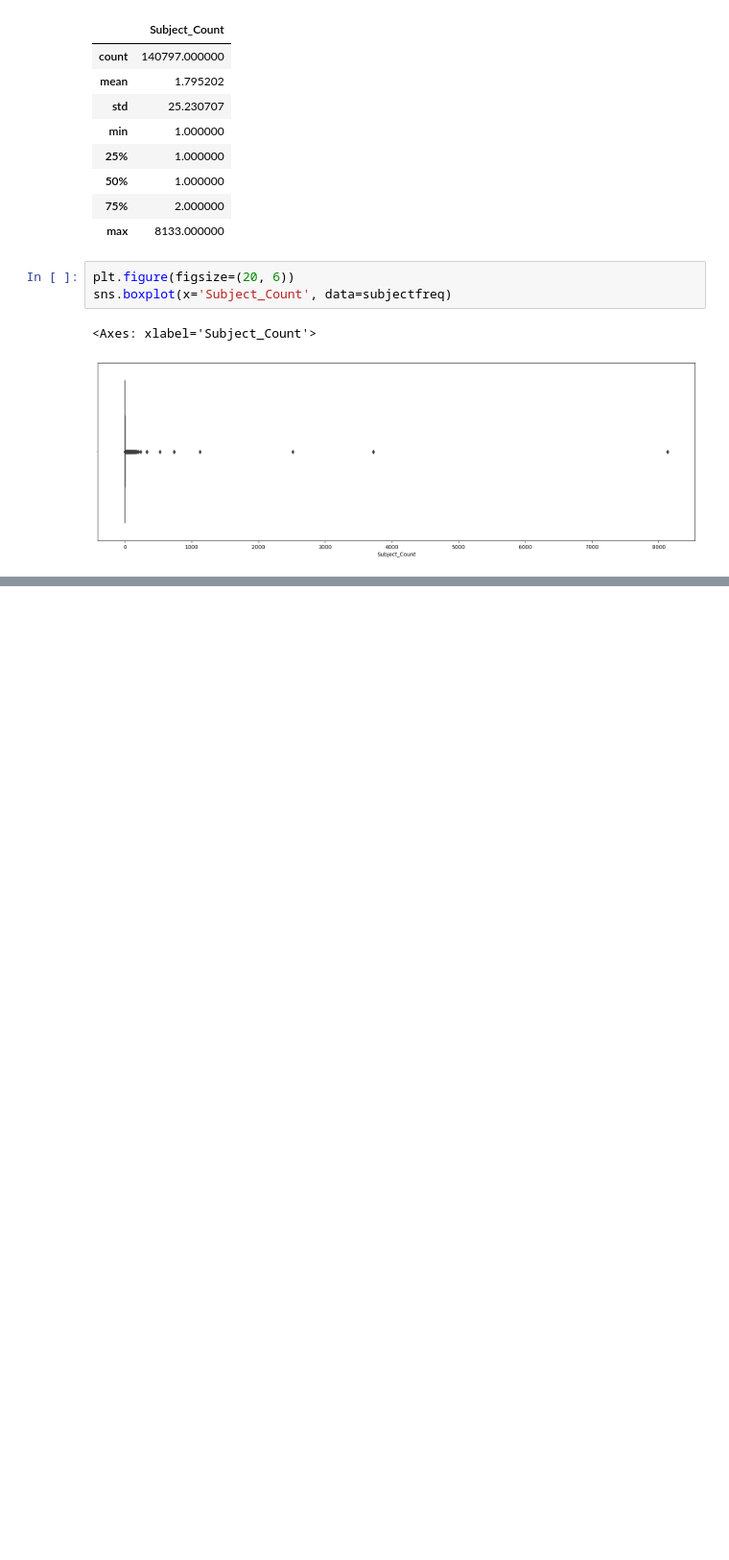
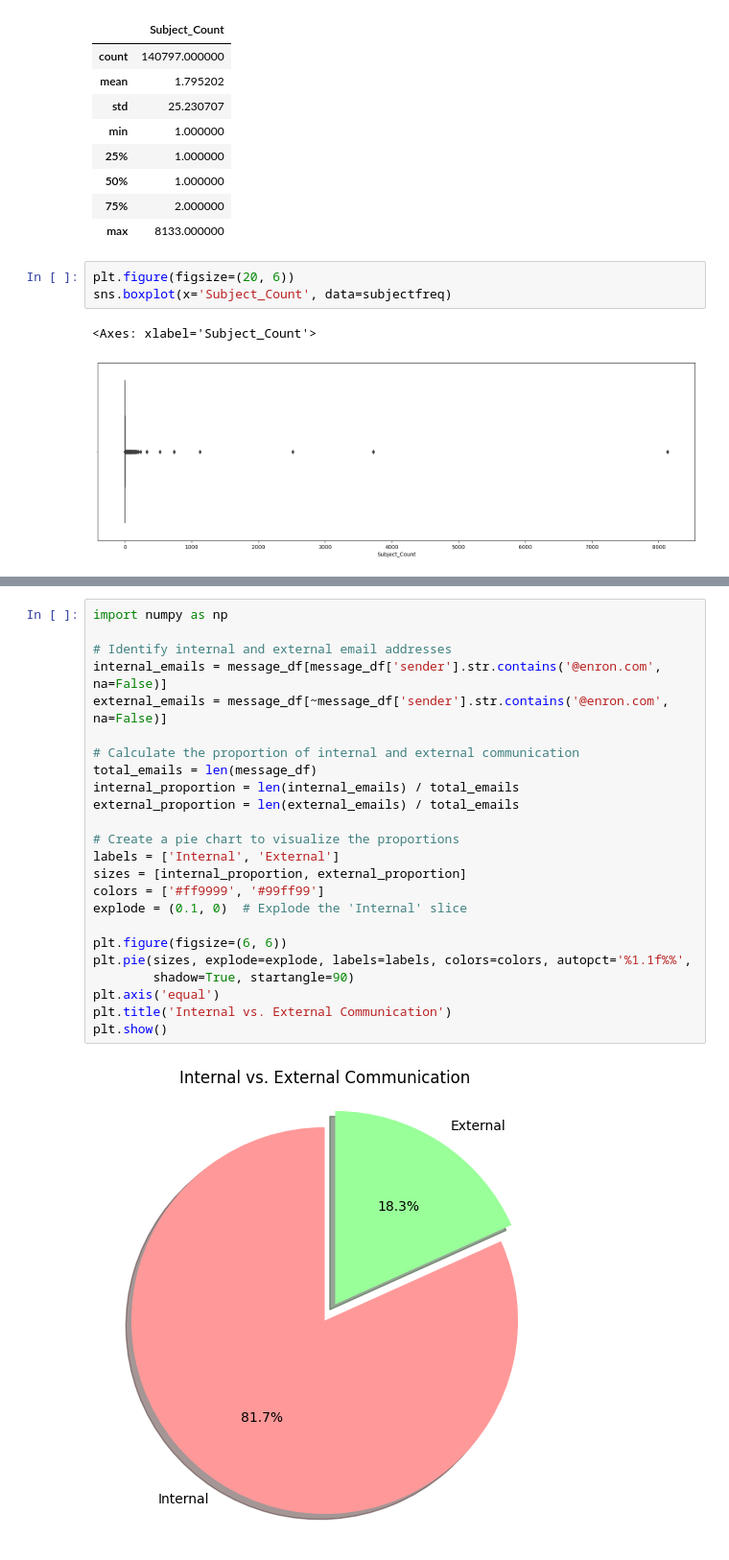
Before and after one commit to Ayush807/IBP_Assignment_2023, a Jupyter notebook: IBP_Assignment.ipynb, the cells around one changed output, grey strips where cells are left out. Shown at 96% size. Saved outputs shown, nothing was run; the diff lists cells and outputs as text; blank space fills up the shorter version.

```diff
--- a/IBP_Assignment.ipynb
+++ b/IBP_Assignment.ipynb
@@ -443,0 +440,26 @@ plt.show()
+# %%
+import numpy as np
+
+# Identify internal and external email addresses
+internal_emails = message_df[message_df['sender'].str.contains('@enron.com', na=False)]
+external_emails = message_df[~message_df['sender'].str.contains('@enron.com', na=False)]
+
+# Calculate the proportion of internal and external communication
+total_emails = len(message_df)
+internal_proportion = len(internal_emails) / total_emails
+external_proportion = len(external_emails) / total_emails
+
+# Create a pie chart to visualize the proportions
+labels = ['Internal', 'External']
+sizes = [internal_proportion, external_proportion]
+colors = ['#ff9999', '#99ff99']
+explode = (0.1, 0)  # Explode the 'Internal' slice
+
+plt.figure(figsize=(6, 6))
+plt.pie(sizes, explode=explode, labels=labels, colors=colors, autopct='%1.1f%%',
+        shadow=True, startangle=90)
+plt.axis('equal')
+plt.title('Internal vs. External Communication')
+plt.show()
+# %% [output]
+[figure, added]
```
Also changed, not shown: parts of 5 cells of this notebook.
